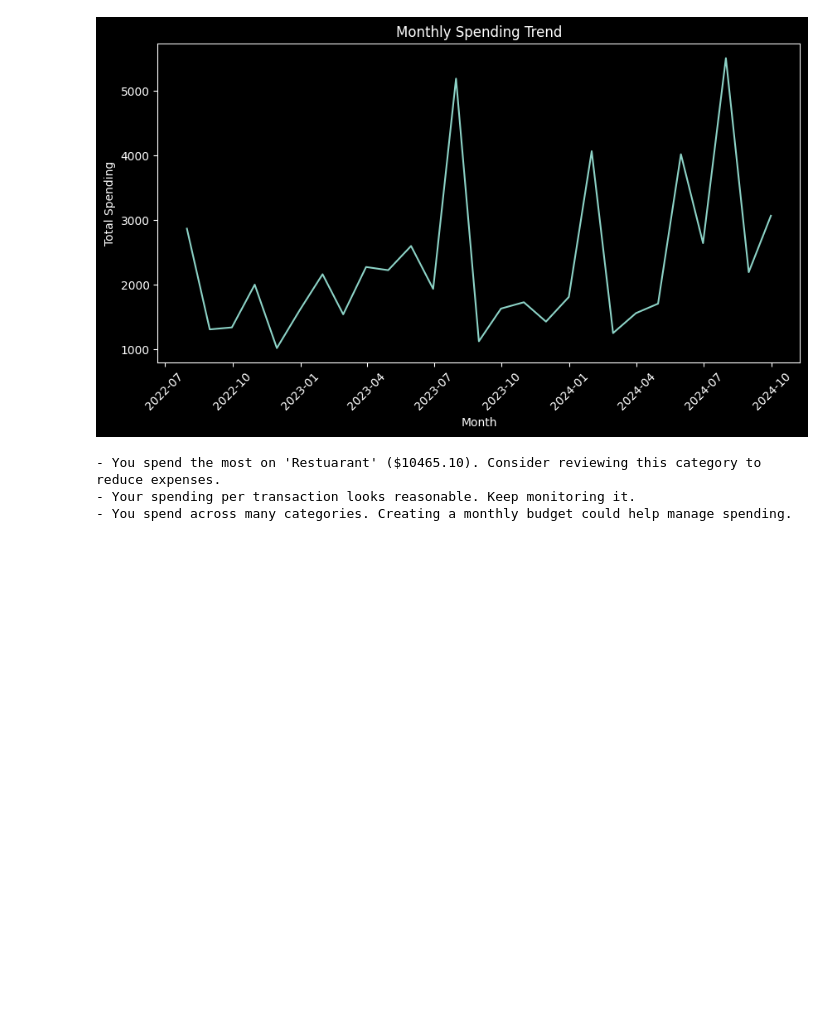
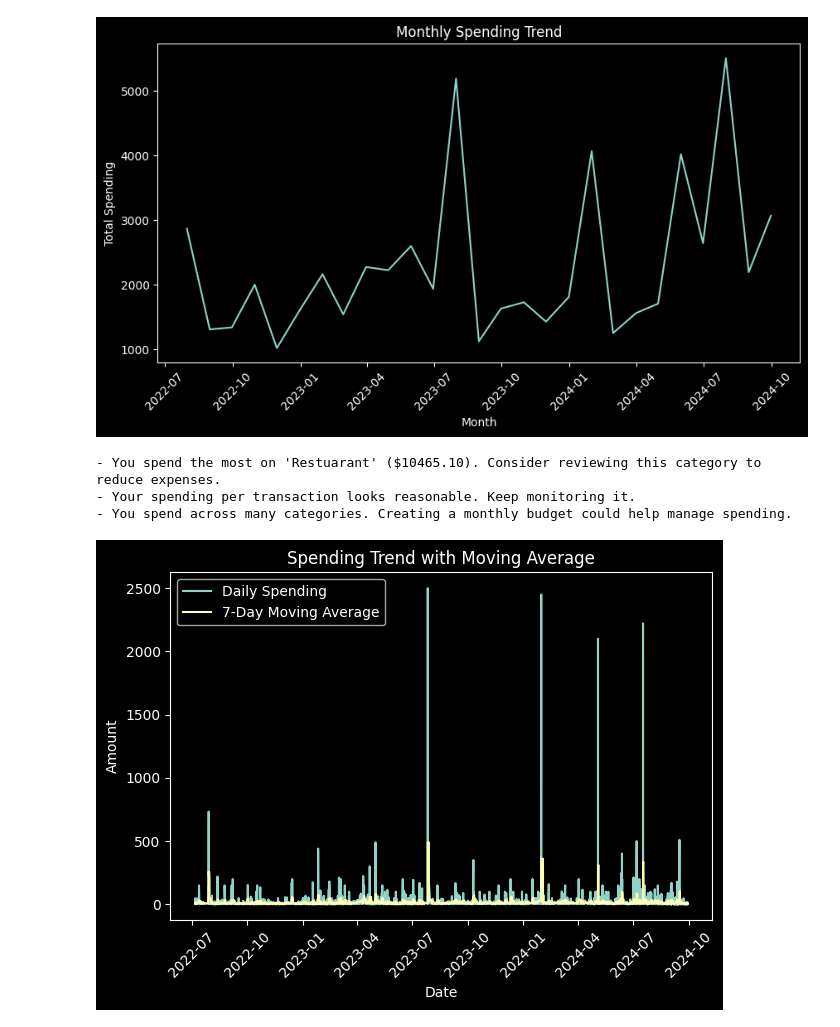
Before and after one commit to saqibraza0902/expense_predictor, a Jupyter notebook: notebooks/analysis.ipynb, the cells around one changed output. Cells and saved outputs as stored; diff of their text form; code cells hidden in the pictures; blank space fills up the shorter version.

```diff
--- a/notebooks/analysis.ipynb
+++ b/notebooks/analysis.ipynb
@@ -99,3 +100,9 @@ for r in recs:
 - You spend the most on 'Restuarant' ($10465.10). Consider reviewing this category to reduce expenses.
 - Your spending per transaction looks reasonable. Keep monitoring it.
 - You spend across many categories. Creating a monthly budget could help manage spending.
+# %%
+
+
+plot_moving_average("../data/transactions.csv")
+# %% [output]
+[figure, added]
```
Also changed, not shown: parts of 1 cell of this notebook, 2 other files.
